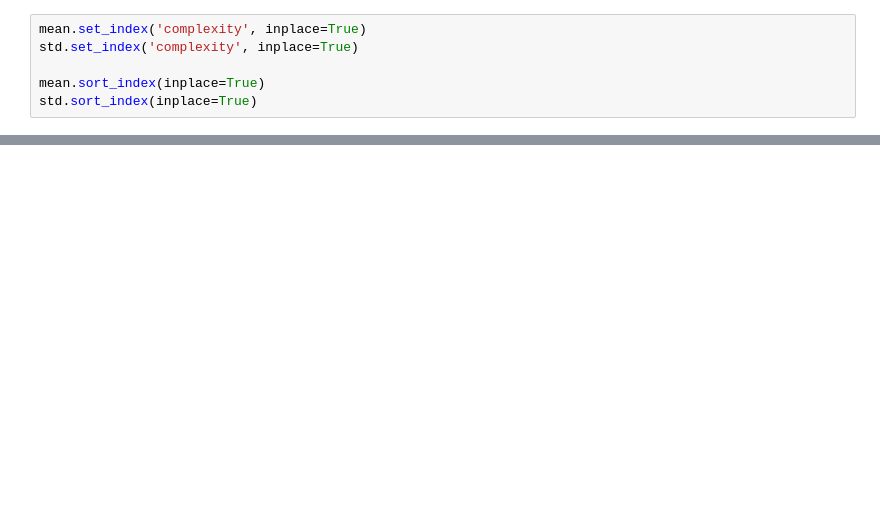
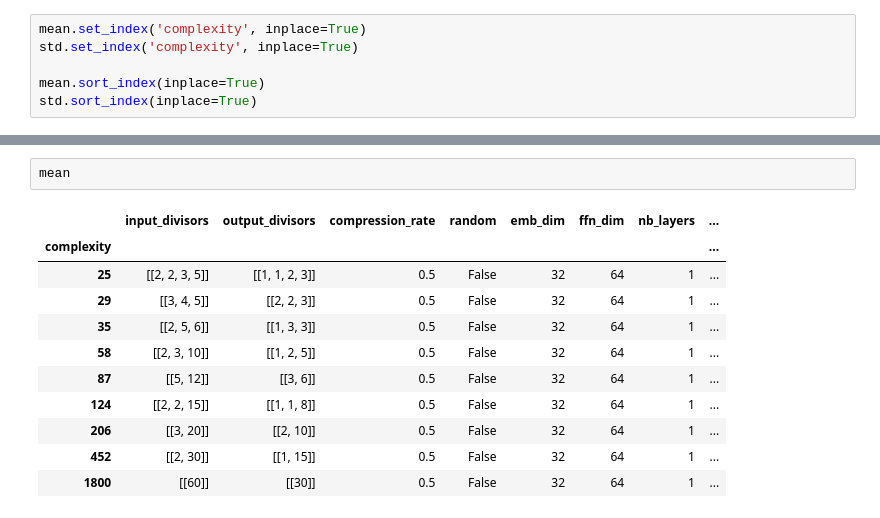
Before and after one commit to facebookresearch/pal, a Jupyter notebook: factorization/scratchpad.ipynb, the cells around one changed output, grey strips where cells are left out. Drawn from its saved outputs; the diff is of its cells as text; blank space fills up the shorter version.

```diff
--- a/factorization/scratchpad.ipynb
+++ b/factorization/scratchpad.ipynb
@@ -77,0 +77,14 @@ plt.loglog()
+# %%
+mean
+# %% [output]
+|  | input_divisors | output_divisors | compression_rate | random | emb_dim | ffn_dim | nb_layers | ... |
+| complexity |  |  |  |  |  |  |  | ... |
+| 25 | [[2, 2, 3, 5]] | [[1, 1, 2, 3]] | 0.5 | False | 32 | 64 | 1 | ... |
+| 29 | [[3, 4, 5]] | [[2, 2, 3]] | 0.5 | False | 32 | 64 | 1 | ... |
+| 35 | [[2, 5, 6]] | [[1, 3, 3]] | 0.5 | False | 32 | 64 | 1 | ... |
+| 58 | [[2, 3, 10]] | [[1, 2, 5]] | 0.5 | False | 32 | 64 | 1 | ... |
+| 87 | [[5, 12]] | [[3, 6]] | 0.5 | False | 32 | 64 | 1 | ... |
+| 124 | [[2, 2, 15]] | [[1, 1, 8]] | 0.5 | False | 32 | 64 | 1 | ... |
+| 206 | [[3, 20]] | [[2, 10]] | 0.5 | False | 32 | 64 | 1 | ... |
+| 452 | [[2, 30]] | [[1, 15]] | 0.5 | False | 32 | 64 | 1 | ... |
+| 1800 | [[60]] | [[30]] | 0.5 | False | 32 | 64 | 1 | ... |
```
Also changed, not shown: parts of 5 cells of this notebook, 2 other files.
